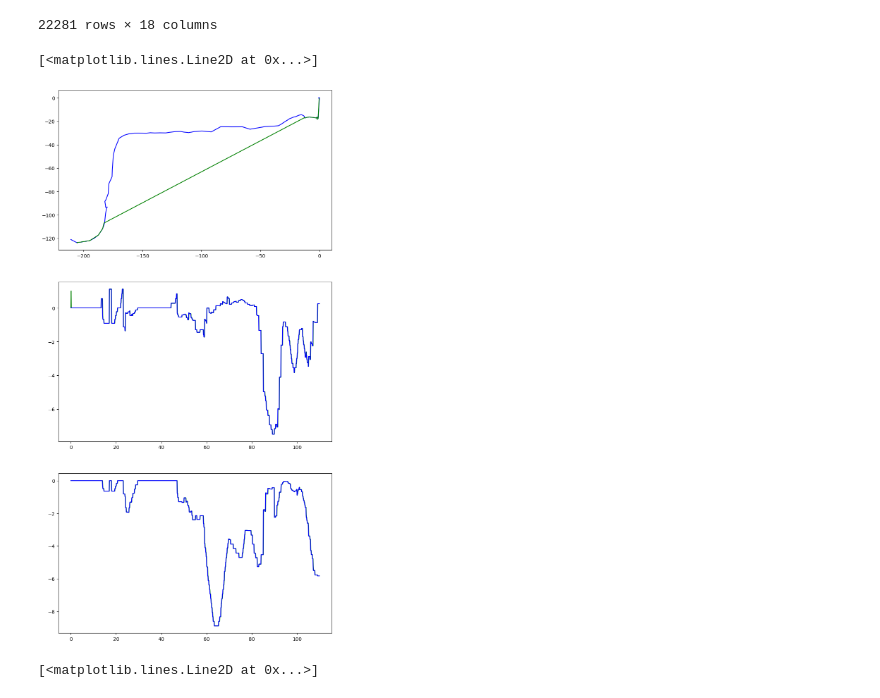
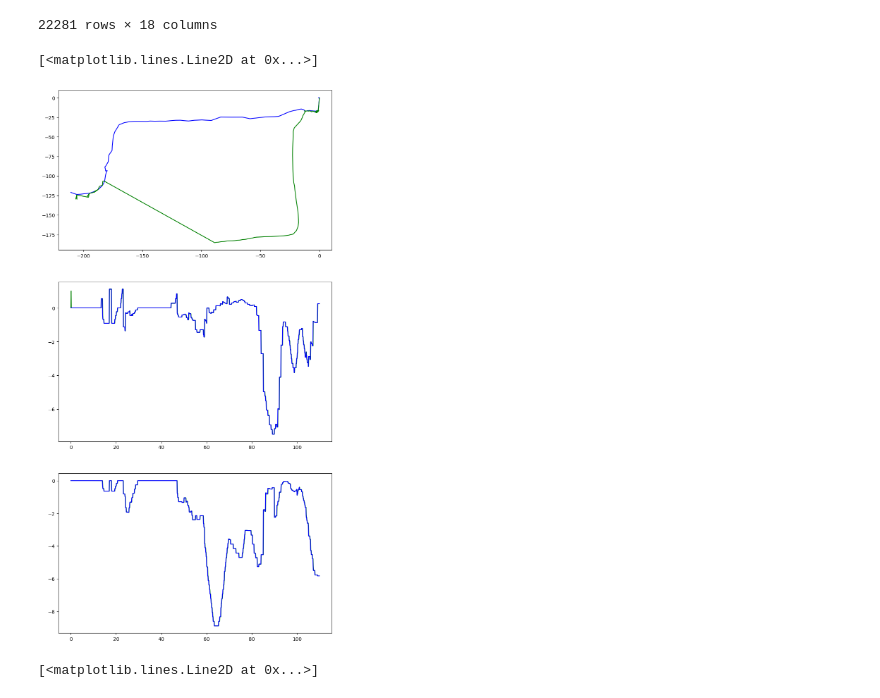
Before and after one commit to 1mm0rTaLzzz/SNAR_hw5, a Jupyter notebook: HW5 (KF_nD).ipynb, the cells around one changed output. Saved outputs shown, nothing was run; the diff lists cells and outputs as text; code cells hidden in the pictures.

```diff
--- a/HW5 (KF_nD).ipynb
+++ b/HW5 (KF_nD).ipynb
@@ -112,16 +112,16 @@ Q = np.array([[100, 0, 0, 0],  # x
 
 P_k = np.eye(4) * 1000
 Hk = np.eye(4)
-Hk_OBD = np.array([[1, 0, 0, 0],  # x
-                   [0, 1, 0, 0],  # y
+Hk_OBD = np.array([[1, 0, -0.1, 0],  # x
+                   [0, 1, 0, -0.1],  # y
                    [0, 0, 1, 0],  # x*
                    [0, 0, 0, 1]]) # y*
 
 Rk = np.eye(4) * 0.1
-# Rk = np.array([[1, 0, 1, 0],  # x
-#                [0, 1, 0, 1],  # y
-#                [0, 0, 1, 0],  # x*
-#                [0, 0, 0, 1]]) * 0.1# y*
+Rk = np.array([[1, 0, 0, 0],  # x
+               [0, 1, 0, 0],  # y
+               [0, 0, 1, 0],  # x*
+               [0, 0, 0, 1]]) * 0.1# y*
 
 
 def predict(current, previous, P_k, F):
@@ -174,39 +174,34 @@ while i < 1100:
     coord = np.append(coord, [X_k[0], X_k[1]])
     coord = coord.reshape(-1, 2)
     speed = np.append(speed, [X_k[2], X_k[3]])
     i += 1
 
-# print(X_k)
-# print()
-# print(P_k)
 coord = coord.reshape(-1, 2)
 coord_x = [i[0] for i in coord]
 coord_y = [i[1] for i in coord]
 
 speed = speed.reshape(-1, 2)
 speed_x = [i[0] for i in speed]
 speed_y = [i[1] for i in speed]
-# print(coord[:100])
 
 a = 0
 
 plt.figure(figsize=(10, 20))
 
 plt.subplot(311)
 plt.plot(Longitude[a:i], Latitude[a:i], c='b')
 plt.plot(coord_x[a+1:i], coord_y[a+1:i], c='g')
 
 plt.subplot(312)
 plt.plot(time_OBD[a:i], speed_x[a:i], c='g')
 plt.plot(time_OBD[a:i], speed_OBD_x[a:i], c='b')
 
 plt.subplot(313)
 plt.plot(time_OBD[a:i], speed_y[a:i], c='g')
 plt.plot(time_OBD[a:i], speed_OBD_y[a:i], c='b')
-# plt.legend(fontsize = 18)
 # %% [output]
 [<matplotlib.lines.Line2D at 0x...>]
-[figure, old version]
+[figure, new version]
 # %%
 dt_GPS = 1
 dt_OBD = 0.1
```
